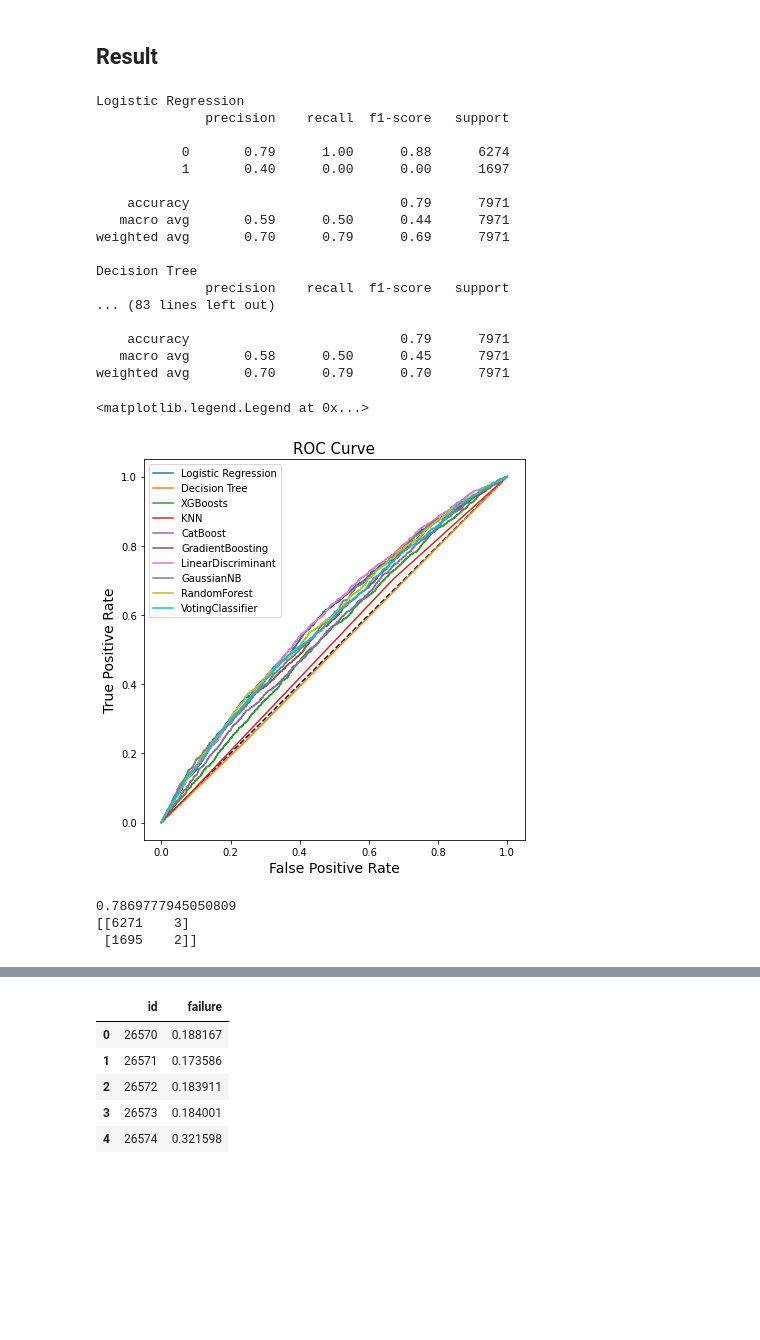
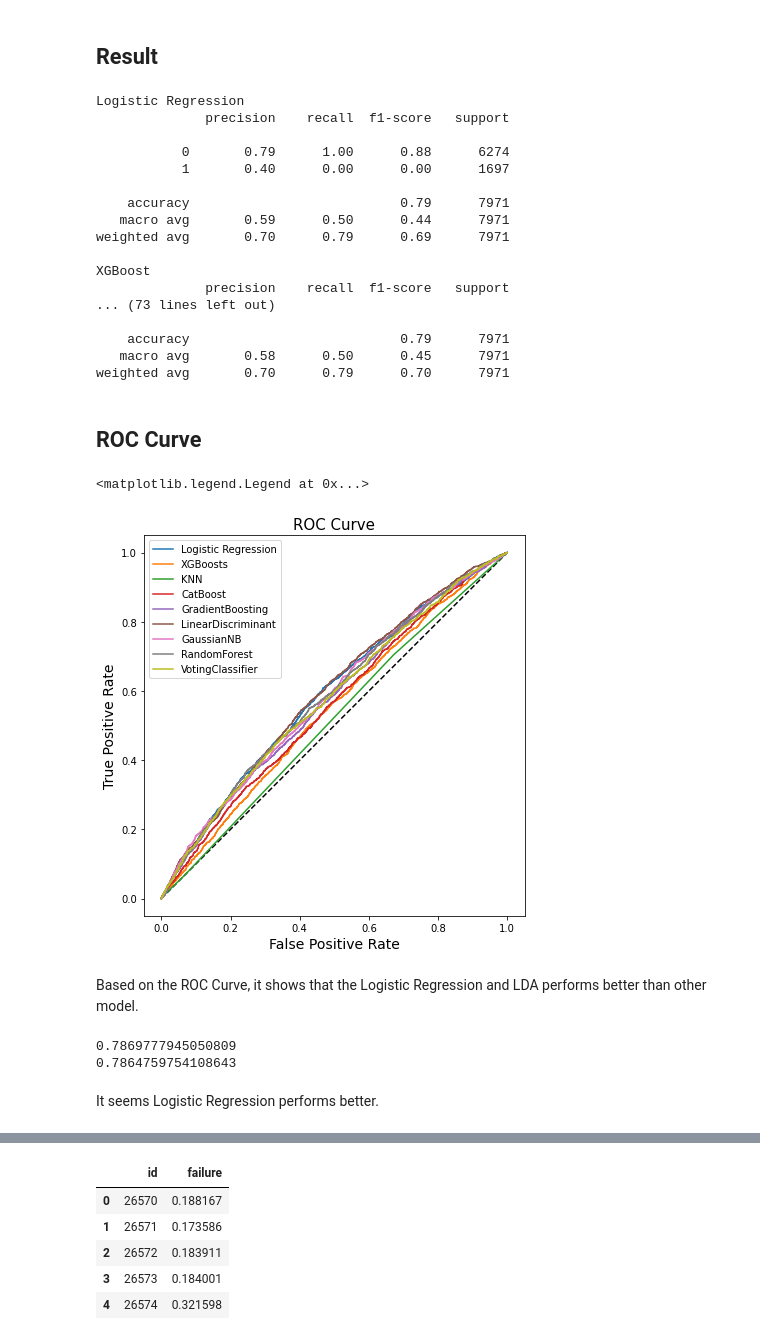
Before and after one commit to whehdwns/Kaggle_competition, a Jupyter notebook: Tabular_Playground_Aug_22/tps-aug-2022.ipynb, the cells around one changed output, grey strips where cells are left out. Cells and saved outputs as stored; diff of their text form; code cells hidden in the pictures; blank space fills up the shorter version.

```diff
--- a/Tabular_Playground_Aug_22/tps-aug-2022.ipynb
+++ b/Tabular_Playground_Aug_22/tps-aug-2022.ipynb
@@ -88 +50,10 @@ le = preprocessing.LabelEncoder()
+# %%
+from sklearn import preprocessing
+le = preprocessing.LabelEncoder()
+
+for i in string_column:
+    le.fit(train_df[i])
+    train_df[i] = le.transform(train_df[i])
+    le.fit(test_df[i])
+    test_df[i] = le.transform(test_df[i])
 # %%
@@ -95,15 +64,0 @@ train_df.head(2)
-# %%
-le.fit(train_df['product_code'])
-train_df['product_code']= le.transform(train_df['product_code'])
-le.fit(train_df['attribute_0'])
-train_df['attribute_0'] = le.transform(train_df['attribute_0'])
-le.fit(train_df['attribute_1'])
-train_df['attribute_1'] = le.transform(train_df['attribute_1'])
-
-
-le.fit(test_df['product_code'])
-test_df['product_code']= le.transform(test_df['product_code'])
-le.fit(test_df['attribute_0'])
-test_df['attribute_0'] = le.transform(test_df['attribute_0'])
-le.fit(test_df['attribute_1'])
-test_df['attribute_1'] = le.transform(test_df['attribute_1'])
@@ -117,4 +77,6 @@ train_df.head(2)
 # %%
-for i in train_df.columns:
+for i, j in zip(train_df.columns, test_df.columns):
     if train_df[i].isnull().sum() !=0:
         train_df[i].fillna(value = train_df[i].mean(), inplace=True)
+    if test_df[j].isnull().sum() !=0:
+        test_df[i].fillna(value = test_df[i].mean(), inplace=True)
@@ -252,9 +147,0 @@ print(log_pred_score)
-# %%
-from sklearn.tree import DecisionTreeClassifier
-
-model_decision=DecisionTreeClassifier()
-model_decision.fit(X_train,y_train)
-pred_decision=model_decision.predict(X_test)
-decision_score =model_decision.score(X_train,y_train)
-decision_pred_score =round(decision_score*100,2)
-print(decision_pred_score)
@@ -429,9 +292,6 @@ from sklearn.metrics import classification_report
 
 print('Logistic Regression')
 print(classification_report(y_test,pred_log))
-
-print('Decision Tree')
-print(classification_report(y_test,pred_decision))
 
 print('XGBoost')
 print(classification_report(y_test,pred_xgb))
@@ -467,13 +327,15 @@ Logistic Regression
    macro avg       0.59      0.50      0.44      7971
 weighted avg       0.70      0.79      0.69      7971
 
-Decision Tree
+XGBoost
               precision    recall  f1-score   support
-... (83 lines left out)
+... (73 lines left out)
 
     accuracy                           0.79      7971
    macro avg       0.58      0.50      0.45      7971
 weighted avg       0.70      0.79      0.70      7971
+# %% [markdown]
+## ROC Curve
 # %%
 from sklearn.metrics import roc_curve, roc_auc_score
 
@@ -484,10 +346,6 @@ plt.plot([0, 1], [0, 1], 'k--')
 model_log_proba=model_log.predict_proba(X_test)[:,1]
 fpr, tpr, thresholds  = roc_curve(y_test,model_log_proba)
 plt.plot(fpr, tpr, label='Logistic Regression')
-
-model_decision_proba=model_decision.predict_proba(X_test)[:,1]
-fpr, tpr, thresholds  = roc_curve(y_test,model_decision_proba)
-plt.plot(fpr, tpr, label='Decision Tree')
 
 xgb_model_proba=xgb_model.predict_proba(X_test)[:,1]
 fpr, tpr, thresholds  = roc_curve(y_test,xgb_model_proba)
@@ -501,43 +359,44 @@ model_catboost_proba=model_catboost.predict_proba(X_test)[:,1]
 fpr, tpr, thresholds  = roc_curve(y_test,model_catboost_proba)
 plt.plot(fpr, tpr, label='CatBoost')
 
 model_gbdt_proba=model_gbdt.predict_proba(X_test)[:,1]
 fpr, tpr, thresholds  = roc_curve(y_test,model_gbdt_proba)
 plt.plot(fpr, tpr, label='GradientBoosting')
 
 model_lda_proba=model_lda.predict_proba(X_test)[:,1]
 fpr, tpr, thresholds  = roc_curve(y_test,model_lda_proba)
 plt.plot(fpr, tpr, label='LinearDiscriminant')
 
 model_gnb_proba=model_gnb.predict_proba(X_test)[:,1]
 fpr, tpr, thresholds  = roc_curve(y_test,model_gnb_proba)
 plt.plot(fpr, tpr, label='GaussianNB')
 
 model_rfc_proba=model_rfc.predict_proba(X_test)[:,1]
 fpr, tpr, thresholds  = roc_curve(y_test,model_rfc_proba)
 plt.plot(fpr, tpr, label='RandomForest')
 
 model_vtc_proba=model_vtc.predict_proba(X_test)[:,1]
 fpr, tpr, thresholds  = roc_curve(y_test,model_vtc_proba)
 plt.plot(fpr, tpr, label='VotingClassifier')
 
 
 plt.xlabel('False Positive Rate',fontsize=14)
 plt.ylabel('True Positive Rate',fontsize=14)
 plt.title('ROC Curve',fontsize=15)
 plt.legend()
 # %% [output]
 <matplotlib.legend.Legend at 0x...>
-[figure, old version]
+[figure, new version]
+# %% [markdown]
+Based on the ROC Curve, it shows that the Logistic Regression and LDA performs better than other model.
 # %%
 from sklearn.metrics import accuracy_score
-from sklearn.metrics import cluster
 
 print(accuracy_score(y_test, pred_log))
-log_table = cluster.contingency_matrix(y_test, pred_log)
-print(log_table)
+print(accuracy_score(y_test, pred_lda))
 # %% [output]
 0.7869777945050809
-[[6271    3]
- [1695    2]]
+0.7864759754108643
+# %% [markdown]
+It seems Logistic Regression performs better.
 # %%
```
Also changed, not shown: parts of 38 cells of this notebook.
